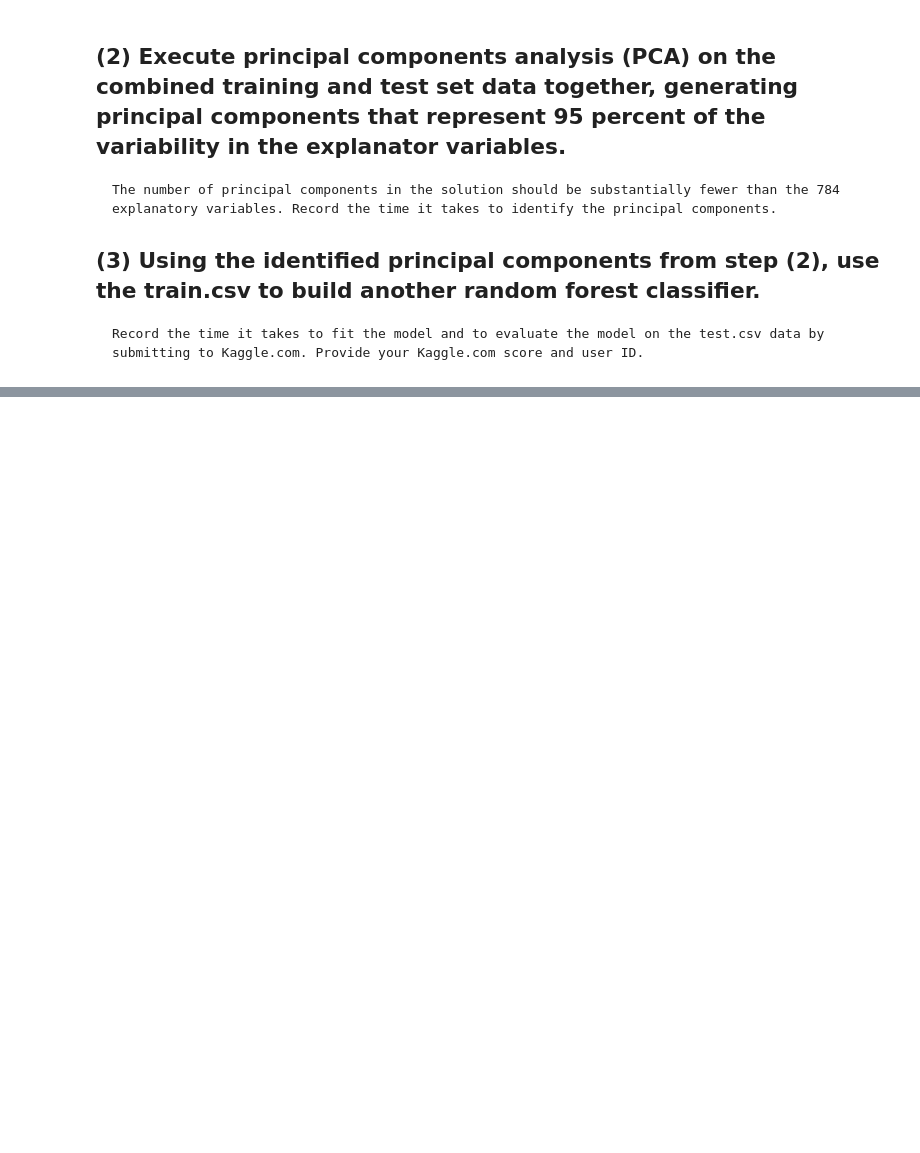
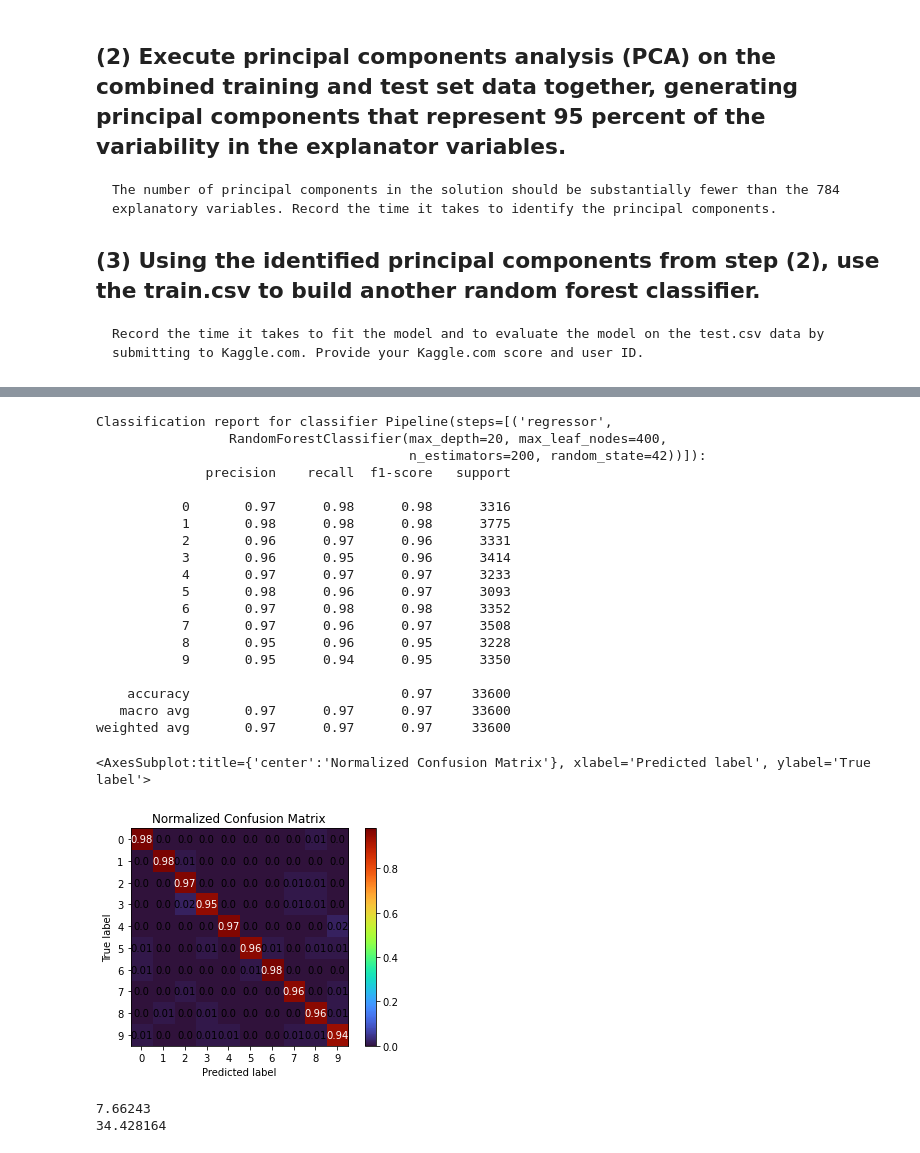
Before and after one commit to bblank70/MSDS422, a Jupyter notebook: Assignment5-Digits.ipynb, the cells around one changed output, grey strips where cells are left out. Saved outputs shown, nothing was run; the diff lists cells and outputs as text; code cells hidden in the pictures; blank space fills up the shorter version.

```diff
--- a/Assignment5-Digits.ipynb
+++ b/Assignment5-Digits.ipynb
@@ -190,0 +253,10 @@ Forest_info = [userID, score, Forest_elapsed]
+# %%
+param_grid = dict(regressor__n_estimators=[75,200], regressor__max_depth= [20,40], regressor__max_leaf_nodes= [400])
+
+gForest_pipe = Pipeline([
+        ('regressor', RandomForestClassifier(n_jobs=-1))
+        ])
+# %%
+grid_forest = GridSearchCV(gForest_pipe, param_grid, cv=10, verbose=1)
+grid_forest.fit(recovered, y_train)
+grid_forest.best_params_
@@ -190,0 +270,45 @@ Forest_info = [userID, score, Forest_elapsed]
+# %%
+recovered_pipe = Pipeline([
+        ('regressor', RandomForestClassifier(n_estimators = 200, max_depth=20, max_leaf_nodes =400,  random_state= RANDOM_SEED))
+        ])
+before = datetime.now()
+recovered_pipe.fit(recovered, y_train)
+after = datetime.now()
+
+elapsed = after - before
+recovered_elapsed = elapsed.total_seconds()
+
+recovered_Train_pred =recovered_pipe.predict(recovered)
+# %%
+print(f"Classification report for classifier {recovered_pipe}:\n"
+      f"{metrics.classification_report(y_train, recovered_Train_pred)}\n")
+
+skplt.metrics.plot_confusion_matrix(y_train, recovered_Train_pred, normalize=True, cmap='turbo')
+# %% [output]
+Classification report for classifier Pipeline(steps=[('regressor',
+                 RandomForestClassifier(max_depth=20, max_leaf_nodes=400,
+                                        n_estimators=200, random_state=42))]):
+              precision    recall  f1-score   support
+
+           0       0.97      0.98      0.98      3316
+           1       0.98      0.98      0.98      3775
+           2       0.96      0.97      0.96      3331
+           3       0.96      0.95      0.96      3414
+           4       0.97      0.97      0.97      3233
+           5       0.98      0.96      0.97      3093
+           6       0.97      0.98      0.98      3352
+           7       0.97      0.96      0.97      3508
+           8       0.95      0.96      0.95      3228
+           9       0.95      0.94      0.95      3350
+
+    accuracy                           0.97     33600
+   macro avg       0.97      0.97      0.97     33600
+weighted avg       0.97      0.97      0.97     33600
+<AxesSubplot:title={'center':'Normalized Confusion Matrix'}, xlabel='Predicted label', ylabel='True label'>
+[figure, added]
+# %%
+print(Forest_elapsed)
+print(recovered_elapsed)
+# %% [output]
+7.66243
+34.428164
```
Also changed, not shown: parts of 20 cells of this notebook.
